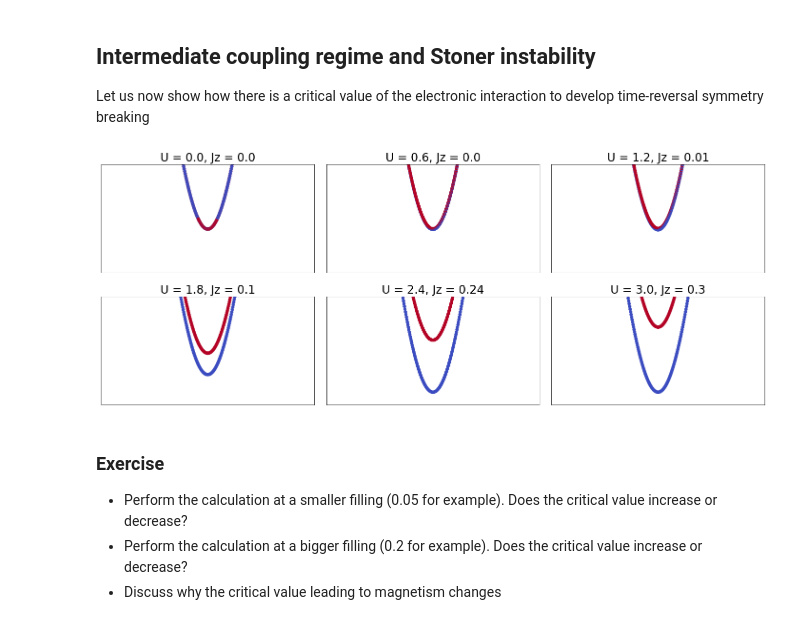
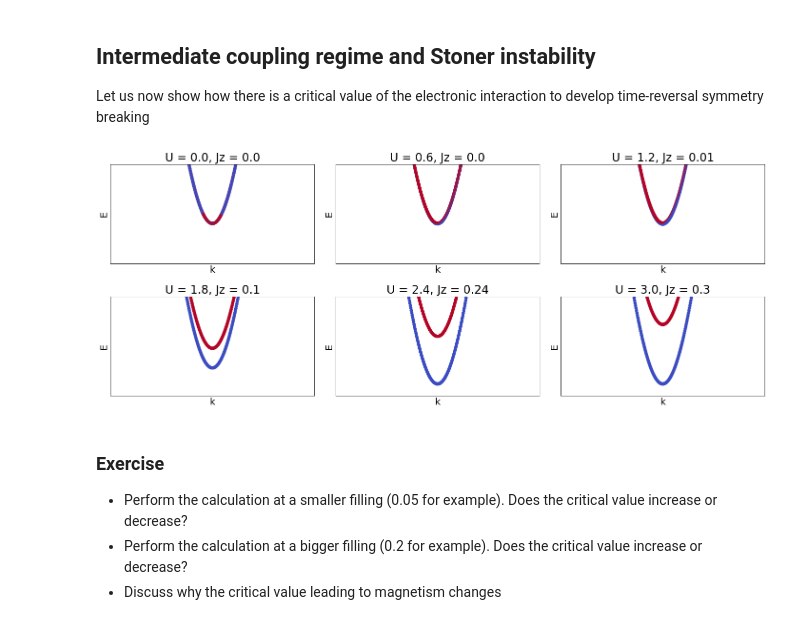
Before and after one commit to joselado/jyvaskyla_summer_school_2022, a Jupyter notebook: sessions/session3.ipynb, the cells around one changed output. Drawn from its saved outputs; the diff is of its cells as text; code cells hidden in the pictures.

```diff
--- a/sessions/session3.ipynb
+++ b/sessions/session3.ipynb
@@ -121,22 +121,23 @@ Text(0, 0.5, 'Energy FE - AF')
 ## Intermediate coupling regime and Stoner instability
 Let us now show how there is a critical value of the electronic interaction to develop time-reversal symmetry breaking
 # %%
+from pyqula import geometry
 N = 6 # number of plots
 Us = np.linspace(0.,3.0,N) # strengths of electronic interaction
 
 ii = 1 # counter for the subplots
 for U in Us:
     g = geometry.chain() # generate a chain
     h = g.get_hamiltonian() # generate the Hamiltonian
     h = h.get_mean_field_hamiltonian(U=U,filling=0.1,mf="ferro",mix=0.9,nk=200) # perform SCF
     plt.subplot(N//3,3,ii); ii += 1
     (k,e,c) = h.get_bands(operator="sz") # compute band structure
     jz = np.mean(np.abs(h.extract("mz"))) # magnetization
     plt.title("U = "+str(np.round(U,2))+", Jz = "+str(np.round(jz,2))) # set the title
-    plt.scatter(k,e,c=c) ; plt.yticks([]) ; plt.xticks([]) ; plt.ylim([-.5,.5]) # plot
+    plt.scatter(k,e,c=c) ; plt.yticks([]) ; plt.xticks([]) ; plt.ylim([-.5,.5]) ; plt.xlabel("k") ; plt.ylabel("E")
 plt.tight_layout() # adjust the subplots
 # %% [output]
-[figure, old version]
+[figure, new version]
 # %% [markdown]
 ### Exercise
 - Perform the calculation at a smaller filling (0.05 for example). Does the critical value increase or decrease?
```
Also changed, not shown: 2 other files.
